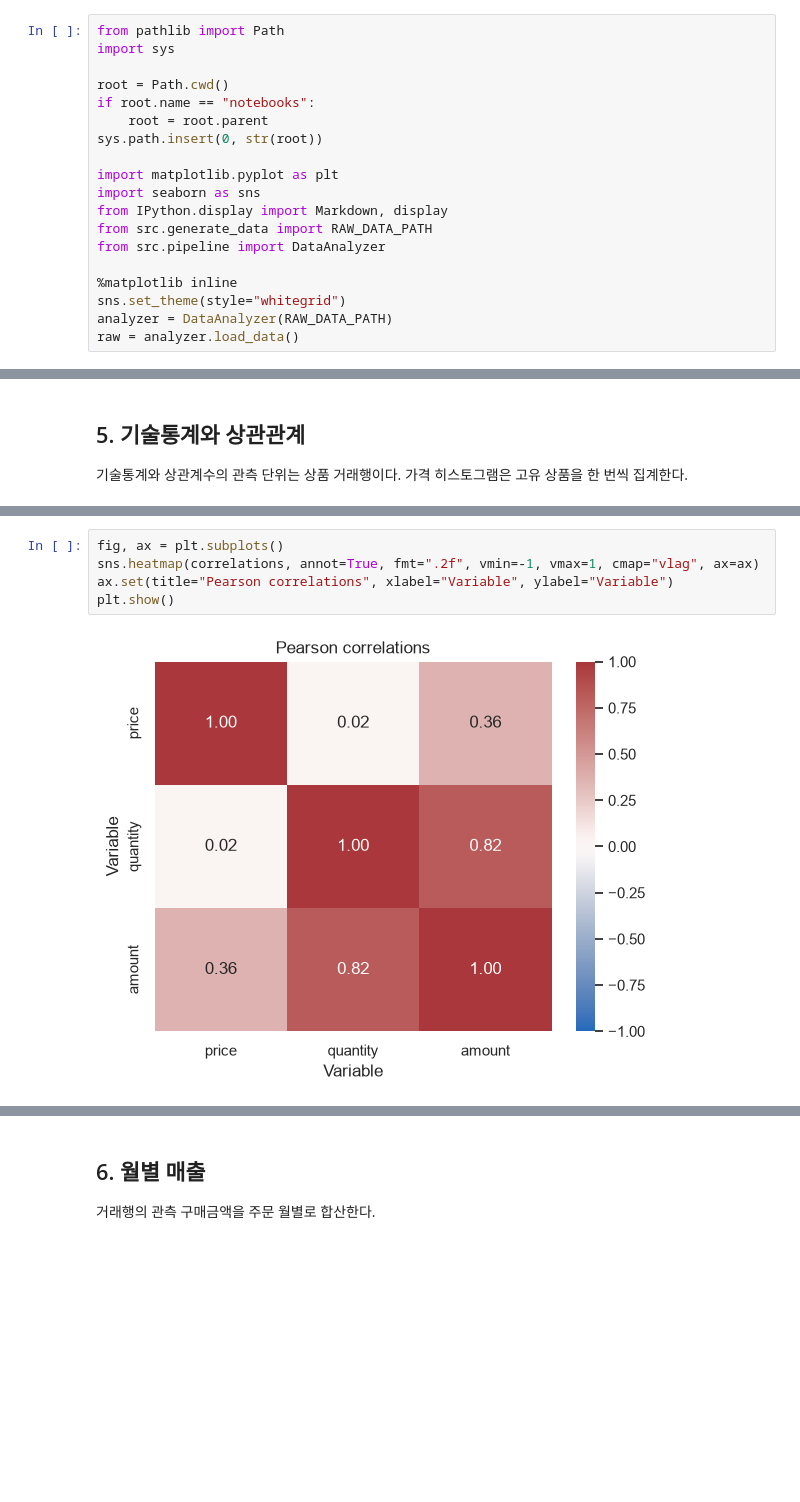
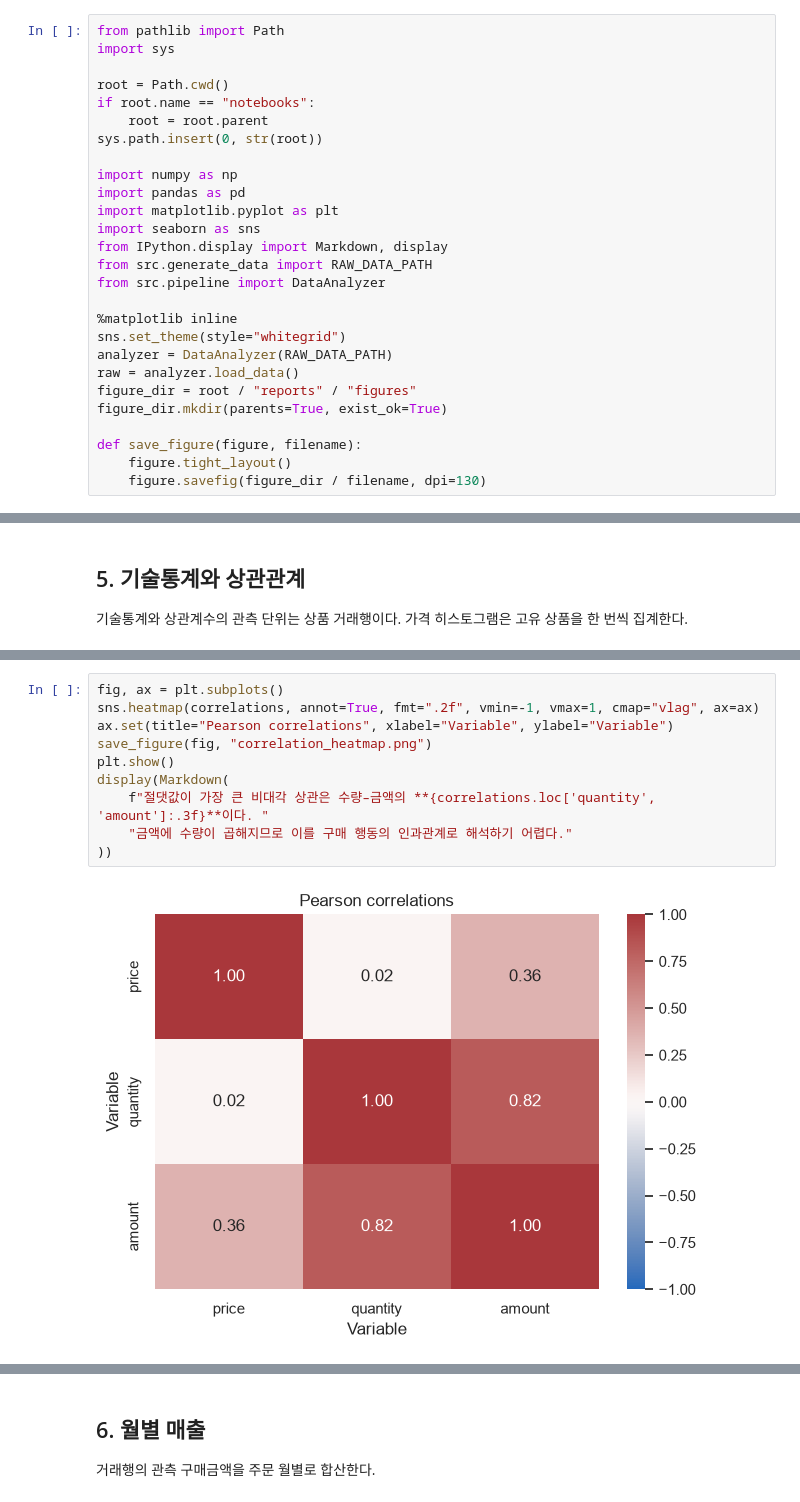
Before and after one commit to L-jy16/customer-loyalty-analysis, a Jupyter notebook: notebooks/analysis_report.ipynb, the cells around one changed output, grey strips where cells are left out. Drawn from its saved outputs; the diff is of its cells as text; blank space fills up the shorter version.

```diff
--- a/notebooks/analysis_report.ipynb
+++ b/notebooks/analysis_report.ipynb
@@ -11,6 +11,8 @@ if root.name == "notebooks":
     root = root.parent
 sys.path.insert(0, str(root))
 
+import numpy as np
+import pandas as pd
 import matplotlib.pyplot as plt
 import seaborn as sns
 from IPython.display import Markdown, display
@@ -21,6 +23,12 @@ from src.pipeline import DataAnalyzer
 sns.set_theme(style="whitegrid")
 analyzer = DataAnalyzer(RAW_DATA_PATH)
 raw = analyzer.load_data()
+figure_dir = root / "reports" / "figures"
+figure_dir.mkdir(parents=True, exist_ok=True)
+
+def save_figure(figure, filename):
+    figure.tight_layout()
+    figure.savefig(figure_dir / filename, dpi=130)
 # %% [markdown]
 ## 1. 데이터셋과 기초 탐색
 
@@ -186,7 +328,12 @@ plt.show()
 # %%
 fig, ax = plt.subplots()
 sns.heatmap(correlations, annot=True, fmt=".2f", vmin=-1, vmax=1, cmap="vlag", ax=ax)
 ax.set(title="Pearson correlations", xlabel="Variable", ylabel="Variable")
+save_figure(fig, "correlation_heatmap.png")
 plt.show()
+display(Markdown(
+    f"절댓값이 가장 큰 비대각 상관은 수량–금액의 **{correlations.loc['quantity', 'amount']:.3f}**이다. "
+    "금액에 수량이 곱해지므로 이를 구매 행동의 인과관계로 해석하기 어렵다."
+))
 # %% [output]
-[figure, old version]
+[figure, new version]
```
Also changed, not shown: parts of 14 cells of this notebook, 9 other files.
